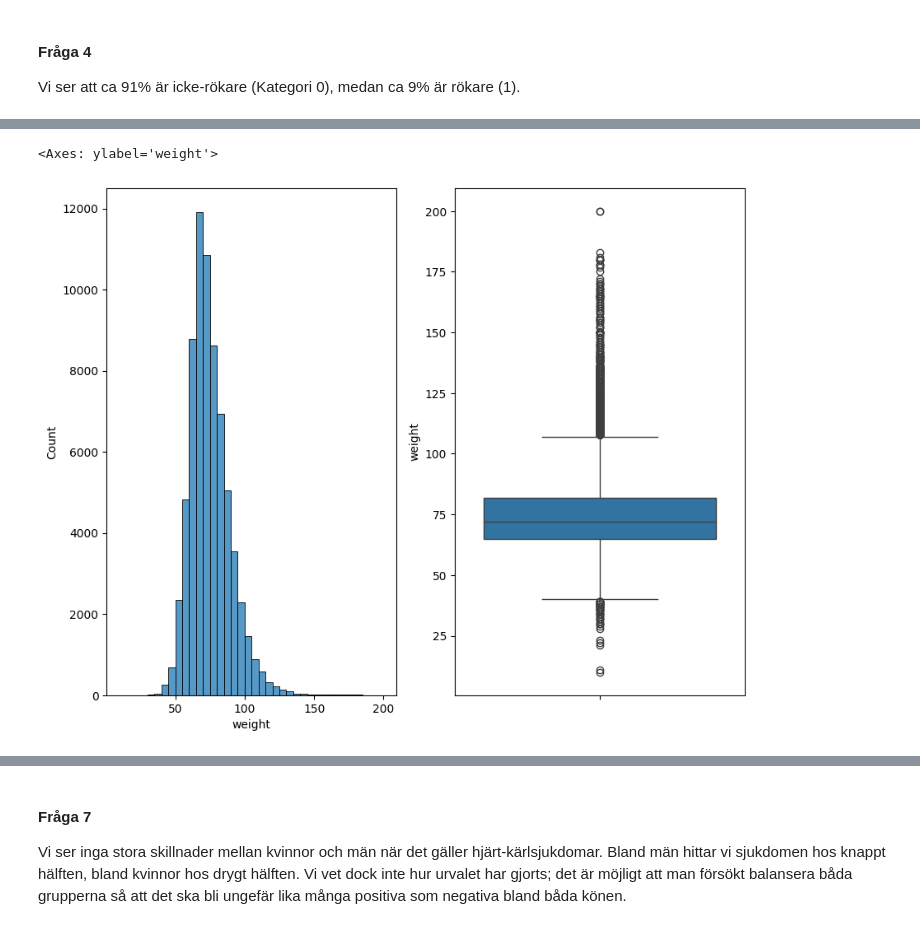
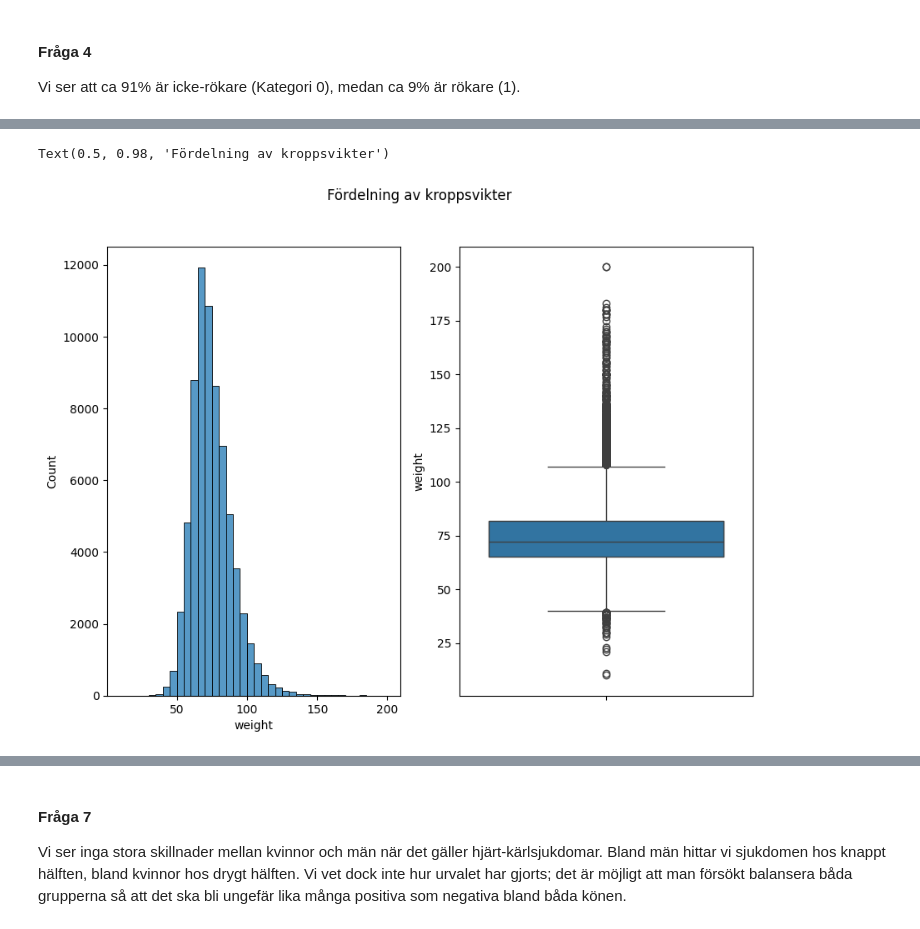
Before and after one commit to bearwinterfirth/medical, a Jupyter notebook: disease_prediction_1.ipynb, the cells around one changed output, grey strips where cells are left out. Drawn from its saved outputs; the diff is of its cells as text; code cells hidden in the pictures.

```diff
--- a/disease_prediction_1.ipynb
+++ b/disease_prediction_1.ipynb
@@ -69,7 +71,8 @@ Fördelningen av kroppsvikter i undersökningsgruppen undersöktes
 # %%
-fig, ax=plt.subplots(1, 2, figsize=(10,8))
+fig, ax=plt.subplots(1, 2, figsize=(10,7))
 sns.histplot(df["weight"], binwidth=5, ax=ax[0])
 sns.boxplot(df["weight"], ax=ax[1])
+fig.suptitle("Fördelning av kroppsvikter")
 # %% [output]
-<Axes: ylabel='weight'>
+Text(0.5, 0.98, 'Fördelning av kroppsvikter')
-[figure, old version]
+[figure, new version]
```
Also changed, not shown: parts of 8 cells of this notebook.
